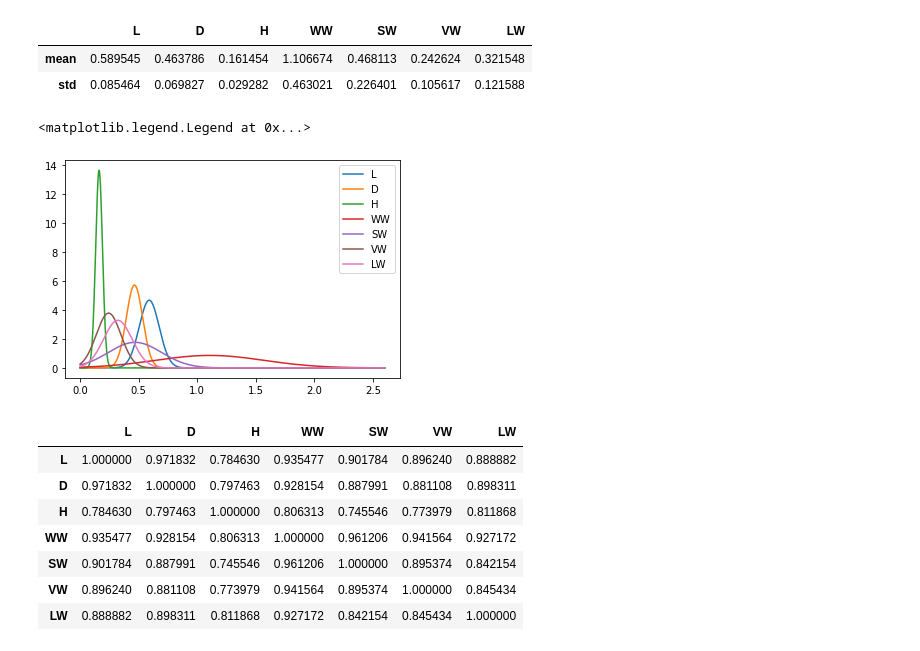
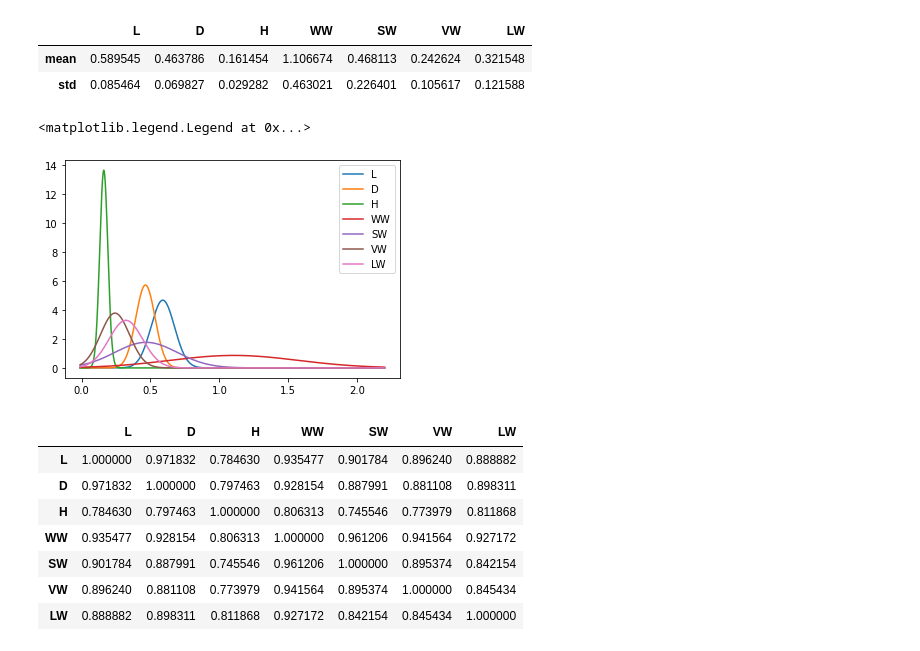
Before and after one commit to SWi7CHbladE/Pattern-Recognition-Assigment, a Jupyter notebook: 20_8_2022_Assignment2.ipynb, the cells around one changed output. Saved outputs shown, nothing was run; the diff lists cells and outputs as text; code cells hidden in the pictures.

```diff
--- a/20_8_2022_Assignment2.ipynb
+++ b/20_8_2022_Assignment2.ipynb
@@ -175,21 +173,21 @@ tmp
 | mean | 0.589545 | 0.463786 | 0.161454 | 1.106674 | 0.468113 | 0.242624 | 0.321548 |
 | std | 0.085464 | 0.069827 | 0.029282 | 0.463021 | 0.226401 | 0.105617 | 0.121588 |
 # %%
-x = np.arange(0.0, 2.6, 0.001)
+x = np.arange(-0.01, 2.2, 0.001)
 
 plt.plot(x, norm.pdf(x, tmp._get_value("mean", 'L'), tmp._get_value("std", 'L')), label='L')
 plt.plot(x, norm.pdf(x, tmp._get_value("mean", 'D'), tmp._get_value("std", 'D')), label='D')
 plt.plot(x, norm.pdf(x, tmp._get_value("mean", 'H'), tmp._get_value("std", 'H')), label='H')
 plt.plot(x, norm.pdf(x, tmp._get_value("mean", 'WW'), tmp._get_value("std", 'WW')), label='WW')
 plt.plot(x, norm.pdf(x, tmp._get_value("mean", 'SW'), tmp._get_value("std", 'SW')), label='SW')
 plt.plot(x, norm.pdf(x, tmp._get_value("mean", 'VW'), tmp._get_value("std", 'VW')), label='VW')
 plt.plot(x, norm.pdf(x, tmp._get_value("mean", 'LW'), tmp._get_value("std", 'LW')), label='LW')
 
 
 plt.legend()
 # %% [output]
 <matplotlib.legend.Legend at 0x...>
-[figure, old version]
+[figure, new version]
 # %%
 data_L[col].corr()
 # %% [output]
```
Also changed, not shown: parts of 3 cells of this notebook.
